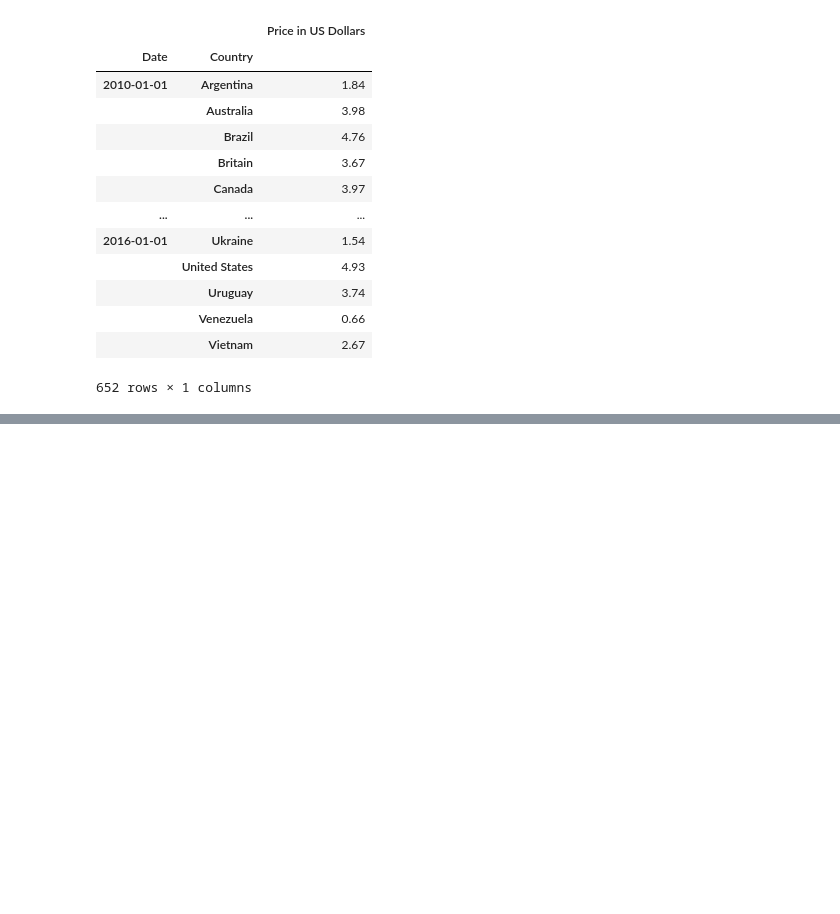
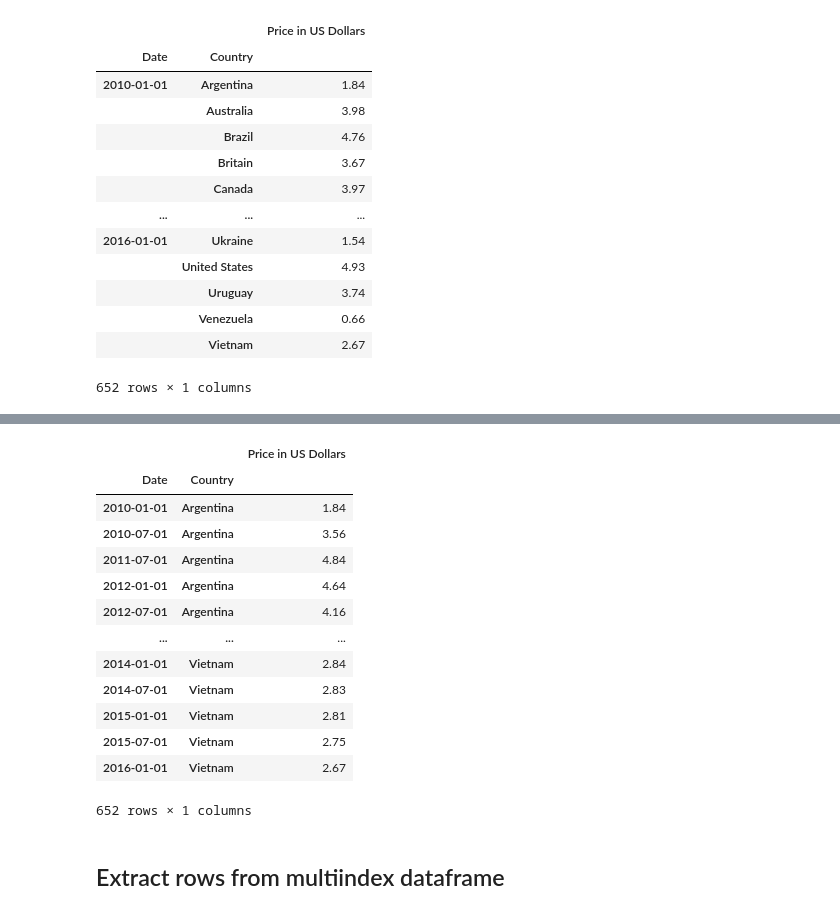
Before and after one commit to jack-cao-623/python_learning, a Jupyter notebook: pandas_multiindex.ipynb, the cells around one changed output, grey strips where cells are left out. Saved outputs shown, nothing was run; the diff lists cells and outputs as text; code cells hidden in the pictures; blank space fills up the shorter version.

```diff
--- a/pandas_multiindex.ipynb
+++ b/pandas_multiindex.ipynb
@@ -398,0 +461,23 @@ bigmac
+# %%
+# just sort the country
+bigmac.sort_index(level = 'Country')
+
+# equivalent to
+bigmac.sort_index(level = 1)
+# %% [output]
+|  |  | Price in US Dollars |
+| Date | Country |  |
+| 2010-01-01 | Argentina | 1.84 |
+| 2010-07-01 | Argentina | 3.56 |
+| 2011-07-01 | Argentina | 4.84 |
+| 2012-01-01 | Argentina | 4.64 |
+| 2012-07-01 | Argentina | 4.16 |
+| ... | ... | ... |
+| 2014-01-01 | Vietnam | 2.84 |
+| 2014-07-01 | Vietnam | 2.83 |
+| 2015-01-01 | Vietnam | 2.81 |
+| 2015-07-01 | Vietnam | 2.75 |
+| 2016-01-01 | Vietnam | 2.67 |
+652 rows × 1 columns
+# %% [markdown]
+## Extract rows from multiindex dataframe
```
Also changed, not shown: parts of 6 cells of this notebook.
